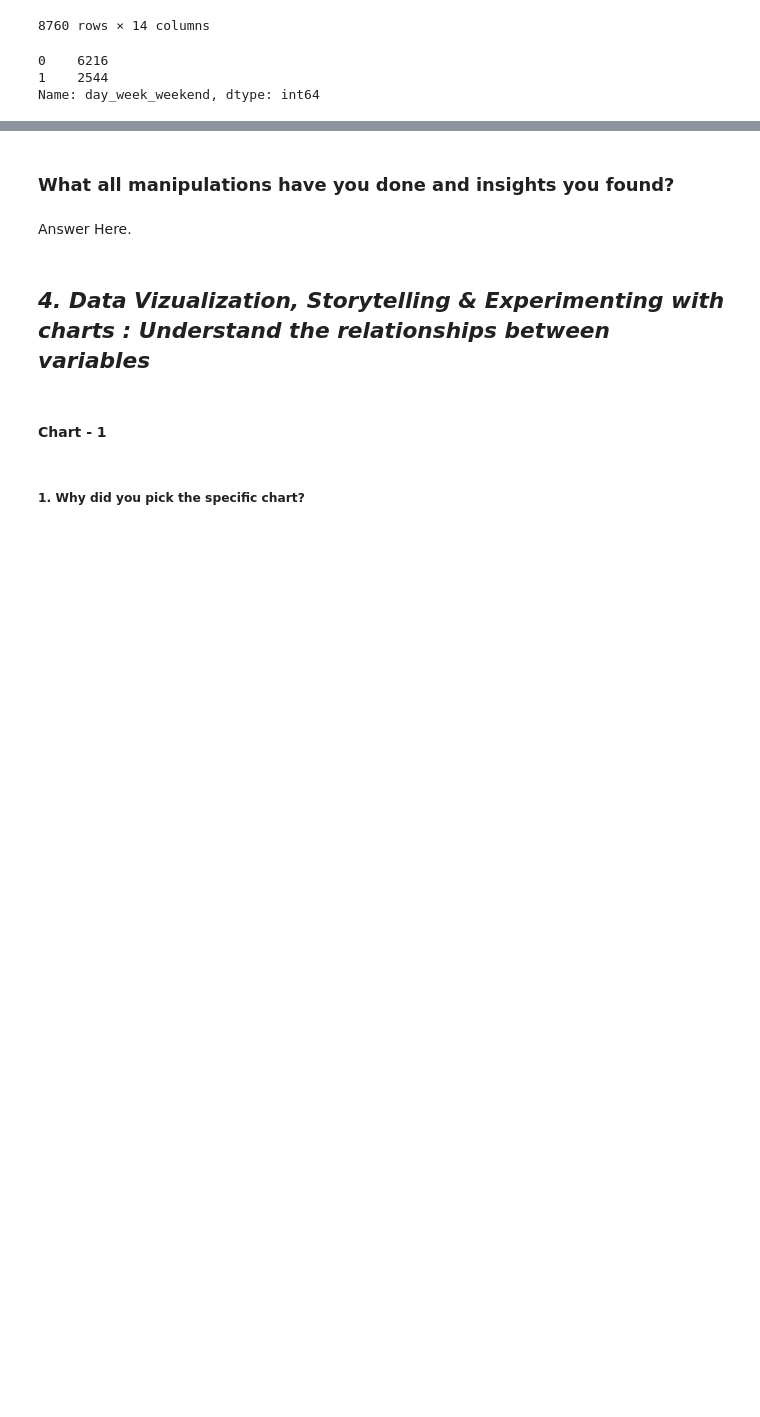
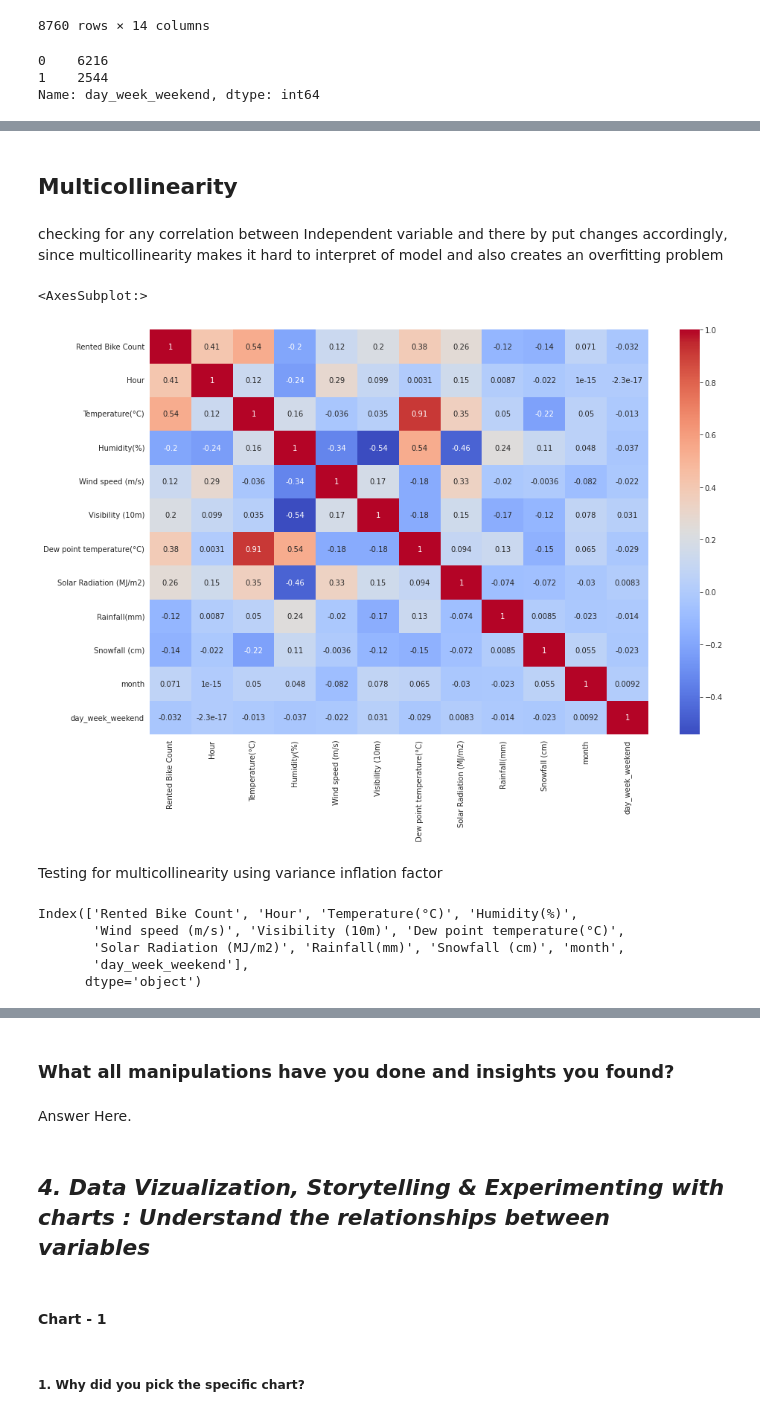
Before and after one commit to albin2122/Bike-Sharing-Demand-Prediction, a Jupyter notebook: Bike_Sharing_Demand_Prediction.ipynb, the cells around one changed output, grey strips where cells are left out. Cells and saved outputs as stored; diff of their text form; code cells hidden in the pictures; blank space fills up the shorter version.

```diff
--- a/Bike_Sharing_Demand_Prediction.ipynb
+++ b/Bike_Sharing_Demand_Prediction.ipynb
@@ -313,0 +334,22 @@ Name: day_week_weekend, dtype: int64
+# %% [markdown]
+## Multicollinearity
+# %% [markdown]
+checking for any correlation between Independent variable  and there by put changes accordingly, since multicollinearity makes it hard to interpret of model and also creates an overfitting problem
+# %%
+#building a  heatmap to check whether there is a correlation
+plt.figure(figsize=(15,10))
+sns.heatmap(bike_sharing_df.corr(),cmap='coolwarm',annot=True)
+# %% [output]
+<AxesSubplot:>
+[figure, added]
+# %% [markdown]
+Testing for multicollinearity using variance inflation factor
+# %%
+numeric_features = bike_sharing_df.describe().columns
+numeric_features
+# %% [output]
+Index(['Rented Bike Count', 'Hour', 'Temperature(°C)', 'Humidity(%)',
+       'Wind speed (m/s)', 'Visibility (10m)', 'Dew point temperature(°C)',
+       'Solar Radiation (MJ/m2)', 'Rainfall(mm)', 'Snowfall (cm)', 'month',
+       'day_week_weekend'],
+      dtype='object')
```
Also changed, not shown: parts of 9 cells of this notebook.
